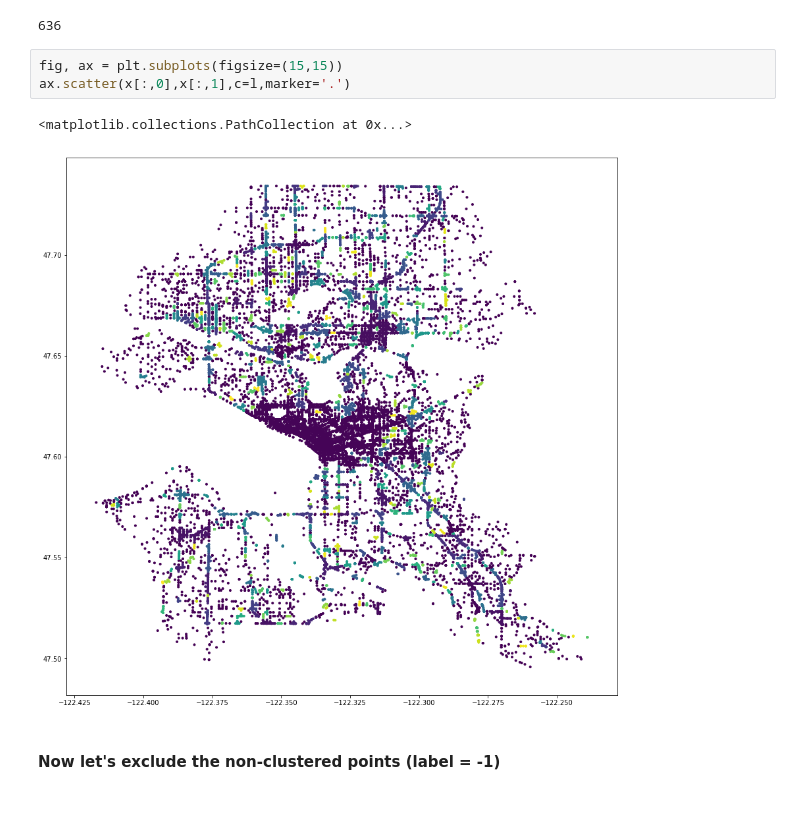
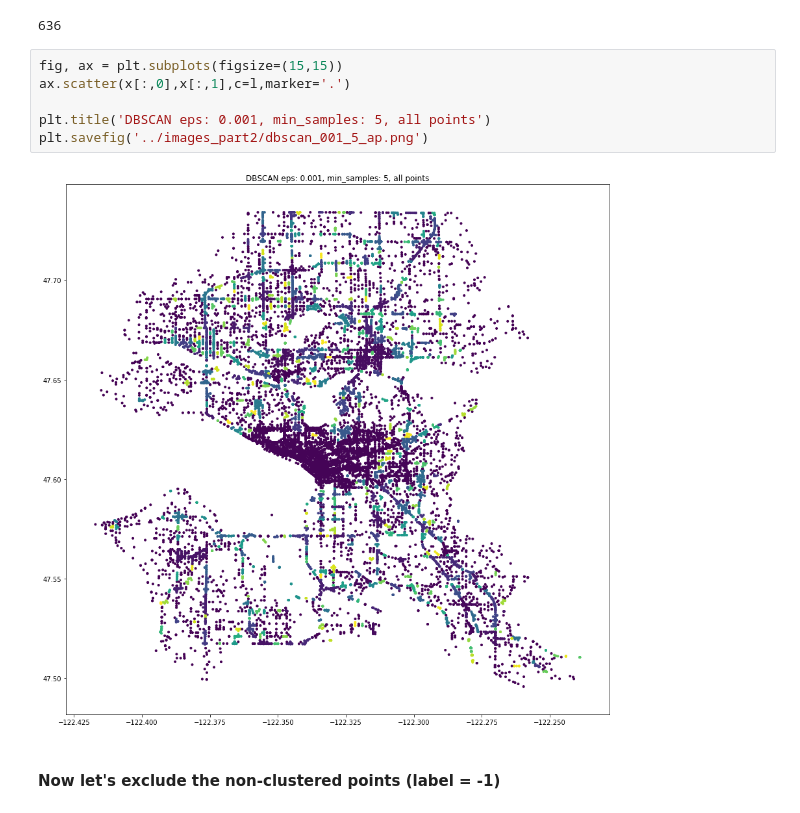
Before and after one commit to franzmornau/Traffic-Accident-Hotspots-and-Patterns, a Jupyter notebook: clustering/DBSCAN_firstExplr.ipynb, the cells around one changed output. Drawn from its saved outputs; the diff is of its cells as text.

```diff
--- a/clustering/DBSCAN_firstExplr.ipynb
+++ b/clustering/DBSCAN_firstExplr.ipynb
@@ -52,9 +52,11 @@ len(np.unique(l))
 # %%
 fig, ax = plt.subplots(figsize=(15,15))
 ax.scatter(x[:,0],x[:,1],c=l,marker='.')
+
+plt.title('DBSCAN eps: 0.001, min_samples: 5, all points')
+plt.savefig('../images_part2/dbscan_001_5_ap.png')
 # %% [output]
-<matplotlib.collections.PathCollection at 0x...>
-[figure, old version]
+[figure, new version]
 # %% [markdown]
 #### Now let's exclude the non-clustered points (label = -1)
 # %%
```
Also changed, not shown: parts of 5 cells of this notebook, 2 other files.
